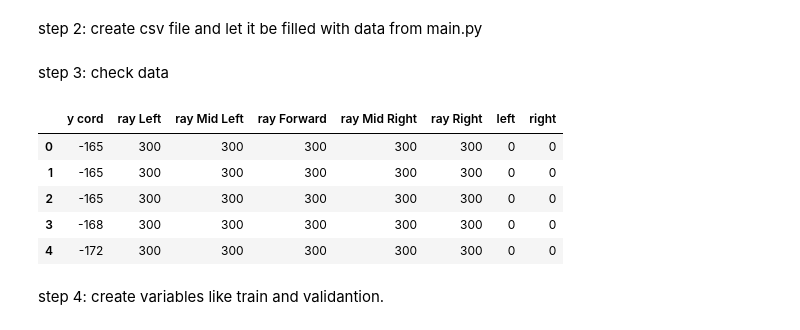
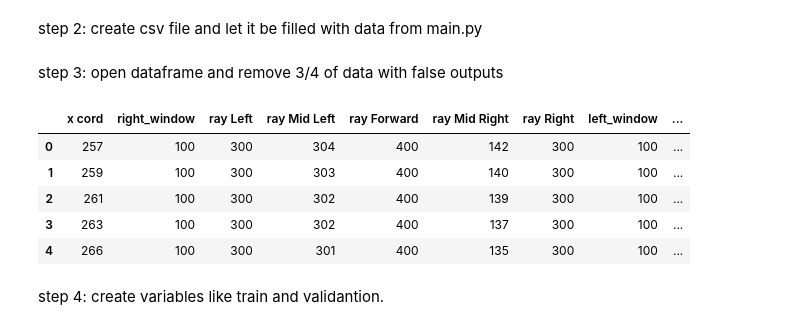
Before and after one commit to DR-Dev-Jack/deeplearning-dragracing, a Jupyter notebook: second_brain.ipynb, the cells around one changed output. Saved outputs shown, nothing was run; the diff lists cells and outputs as text; code cells hidden in the pictures.

```diff
--- a/second_brain.ipynb
+++ b/second_brain.ipynb
@@ -15,15 +16,21 @@ step 2: create csv file and let it be filled with data from main.py
-# %% [markdown]
-step 3: check data
+# %% [markdown]
+step 3: open dataframe and remove 3/4 of data with false outputs
 # %%
-data = pd.read_csv('dataset.csv')
-data.head()
+data = pd.read_csv('datasets/dataset.csv')
-# %% [output]
-|  | y cord | ray Left | ray Mid Left | ray Forward | ray Mid Right | ray Right | left | right |
-| 0 | -165 | 300 | 300 | 300 | 300 | 300 | 0 | 0 |
-| 1 | -165 | 300 | 300 | 300 | 300 | 300 | 0 | 0 |
-| 2 | -165 | 300 | 300 | 300 | 300 | 300 | 0 | 0 |
-| 3 | -168 | 300 | 300 | 300 | 300 | 300 | 0 | 0 |
-| 4 | -172 | 300 | 300 | 300 | 300 | 300 | 0 | 0 |
+# %%
+filtered_data = data[(data['left'] != 0) | (data['right'] != 0)]
+rows_to_delete = int(4/5 * len(filtered_data))
+rows_indices_to_delete = random.sample(filtered_data.index.tolist(), rows_to_delete)
+not_deleted_data = filtered_data.drop(rows_indices_to_delete)
+not_deleted_data.to_csv('modified_file.csv', index=False)
+data.head()
+# %% [output]
+|  | x cord | right_window | ray Left | ray Mid Left | ray Forward | ray Mid Right | ray Right | left_window | ... |
+| 0 | 257 | 100 | 300 | 304 | 400 | 142 | 300 | 100 | ... |
+| 1 | 259 | 100 | 300 | 303 | 400 | 140 | 300 | 100 | ... |
+| 2 | 261 | 100 | 300 | 302 | 400 | 139 | 300 | 100 | ... |
+| 3 | 263 | 100 | 300 | 302 | 400 | 137 | 300 | 100 | ... |
+| 4 | 266 | 100 | 300 | 301 | 400 | 135 | 300 | 100 | ... |
 # %% [markdown]
 step 4: create variables like train and validantion.
 # %%
```
Also changed, not shown: parts of 8 cells of this notebook, 10 other files.
